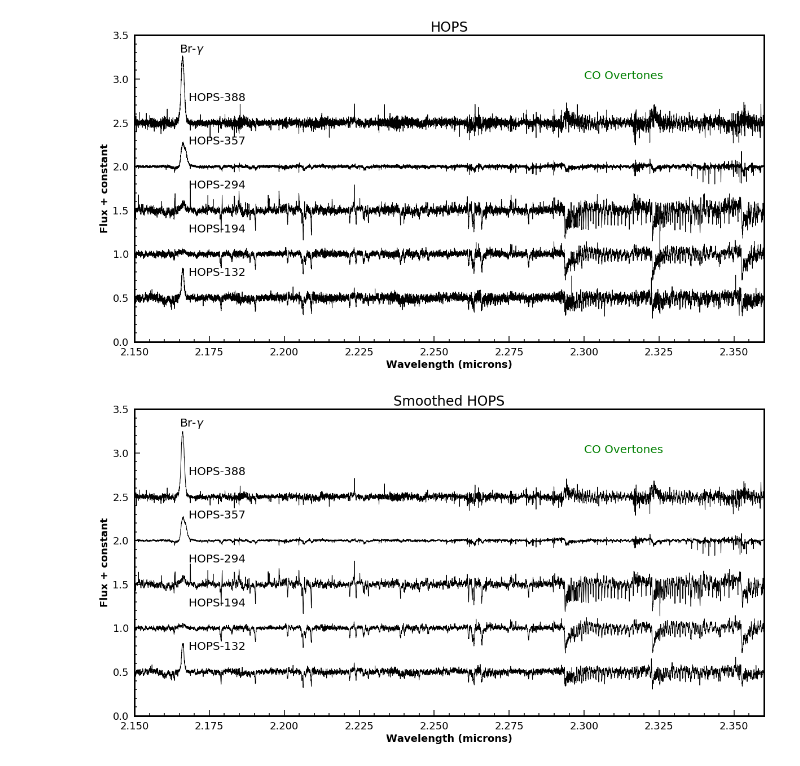
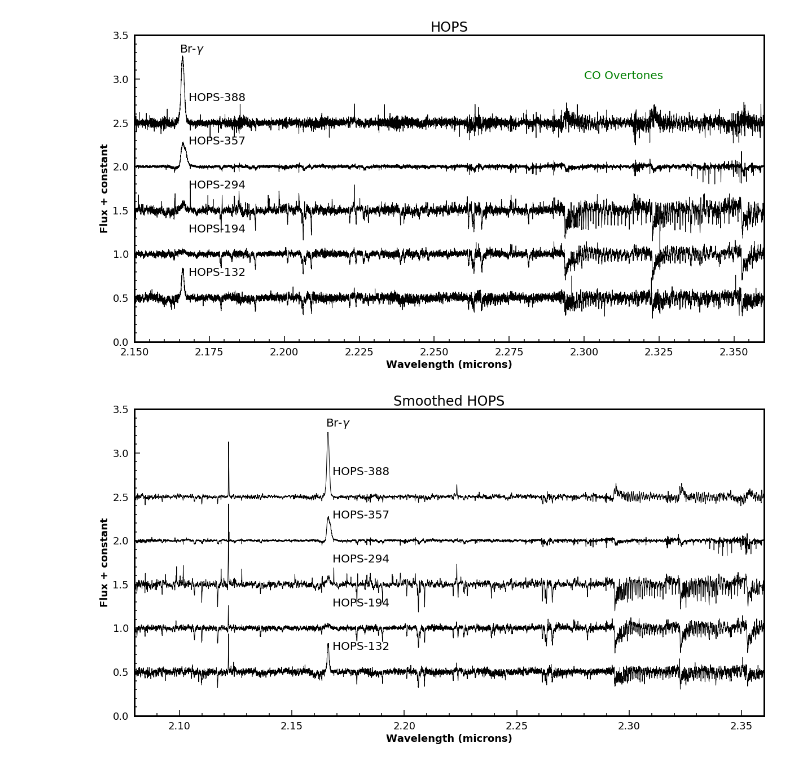
Before and after one commit to SavOliveira/IGRINS-Spectra, a Jupyter notebook: merged_hops_igrins.ipynb, the cells around one changed output. Cells and saved outputs as stored; diff of their text form; code cells hidden in the pictures.

```diff
--- a/merged_hops_igrins.ipynb
+++ b/merged_hops_igrins.ipynb
@@ -240,13 +240,13 @@ fig,ax = plt.subplots(figsize=(20,10))
 filt_window = 3
 poly_order = 1
 
-plt.plot(hops388_wavlen,savgol_filter(hops388_flux/hops388_medflux+1.5, window_length=filt_window, polyorder=poly_order), linewidth=1,c='black')
+plt.plot(hops388_wavlen,savgol_filter(hops388_flux/hops388_medflux+1.5, window_length=filt_window+8, polyorder=poly_order), linewidth=1,c='black')
 ax.text(2.168,2.75,'HOPS-388')
 
 plt.plot(hops357_wavlen,savgol_filter(hops357_flux/hops357_medflux+1, window_length=filt_window, polyorder=poly_order),linewidth=1,c='black')
 ax.text(2.168,2.25,'HOPS-357')
 
-plt.plot(hops294_wavlen,savgol_filter(hops294_flux/hops294_medflux+0.5, window_length=filt_window, polyorder=poly_order),linewidth=1,c='black')
+plt.plot(hops294_wavlen,savgol_filter(hops294_flux/hops294_medflux+0.5, window_length=filt_window+4, polyorder=poly_order),linewidth=1,c='black')
 ax.text(2.168,1.75,'HOPS-294')
 
 plt.plot(hops194_wavlen,savgol_filter(hops194_flux/hops194_medflux, window_length=filt_window, polyorder=poly_order),linewidth=1,c='black')
@@ -254,34 +254,34 @@ ax.text(2.168,1.25,'HOPS-194')
 
 plt.plot(hops132_wavlen,savgol_filter(hops132_flux/hops132_medflux-0.5, window_length=filt_window, polyorder=poly_order),linewidth=1,c='black')
 ax.text(2.168,0.75,'HOPS-132')
 
 # CO Overtones
-ax.text(2.3,3,'CO Overtones',color='g')
+# ax.text(2.3,3,'CO Overtones',color='g')
 
 # Br-gamma
 ax.text(2.165,3.3,'Br-$\gamma$')
 # ax.set_xscale('log')
 # ax.set_yscale('log')
 
 # Add minor ticks
 ax.xaxis.set_minor_locator(ticker.AutoMinorLocator())
 ax.yaxis.set_minor_locator(ticker.AutoMinorLocator())
 
 # Set the tick parameters
 ax.tick_params(axis='both', which='major', direction='in', width=1.5, length=10, pad=10)
 ax.tick_params(axis='both', which='minor', direction='in', width=1.5, length=5, pad=10)
 
 # 2.25
-plt.xlim(2.15,2.36)
+plt.xlim(2.08,2.36)
 plt.ylim(0,3.5)
 
 plt.xlabel('Wavelength (microns)')
 plt.ylabel('Flux + constant')
 # plt.legend()
 plt.title('Smoothed HOPS')
 plt.savefig(fig_path+'hops_smoothed_overplot.png')
 
 plt.show()
 # %% [output]
-[figure, old version]
+[figure, new version]
 # %%
```
Also changed, not shown: parts of 1 cell of this notebook, 7 other files.
